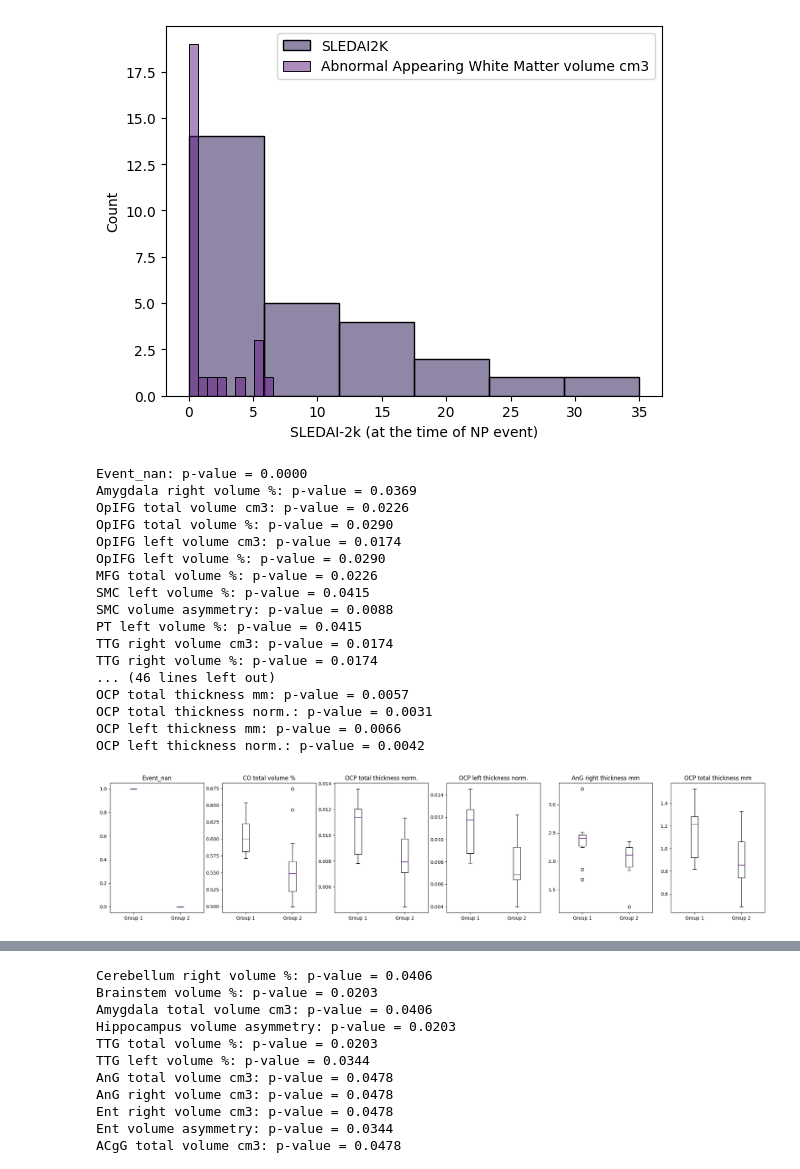
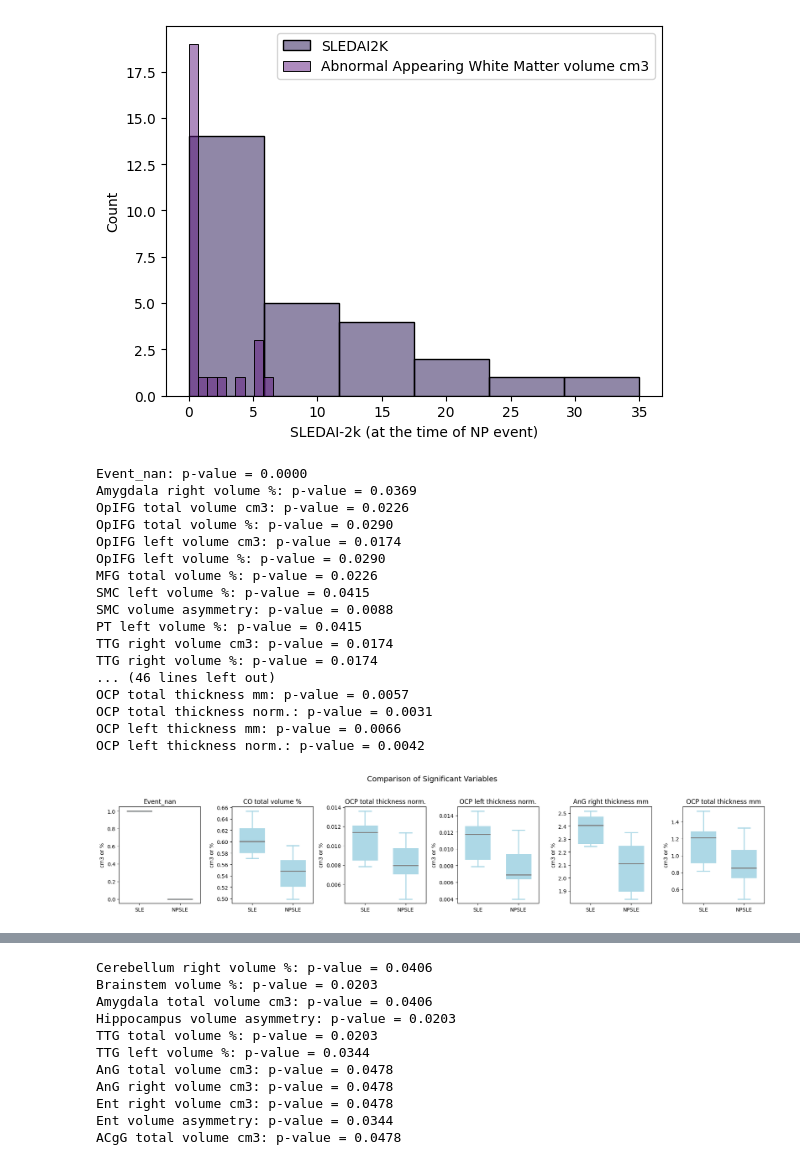
Before and after one commit to Sebarz98/Neuro_Lupus, a Jupyter notebook: code/Stats.ipynb, the cells around one changed output, grey strips where cells are left out. Drawn from its saved outputs; the diff is of its cells as text; code cells hidden in the pictures.

Commit message:
nice plots

```diff
--- a/code/Stats.ipynb
+++ b/code/Stats.ipynb
@@ -475,43 +475,70 @@ significant_vars = []
 p_values = []
 # Fixed the loop condition and added brain region cols
 for col in neuro_scores_cols + [prednisone_col] + antibodies_cols + risk_factors_cols + [sledai_col] + brain_region_cols:
                    pval = ranksums(group1[col], group2[col])[1]
                    if pval < 0.05:
                     significant_vars.append(col)
                     p_values.append(pval)
                     print(f"{col}: p-value = {pval:.4f}")
 # Sort the significant variables by p-value
 sorted_vars = [x for _, x in sorted(zip (p_values, significant_vars))]
-# Plot the five most significant variables
-fig, axs = plt.subplots (1, 6, figsize= (25, 5))
-for i in range (6):
-    col = sorted_vars[i]
-    axs[i].boxplot([group1[col], group2[col]])
-    axs[i].set_xticklabels(['Group 1','Group 2'])
-    axs[i].set_title(col)
-# Save the figure to the results folder as a PNG file
-plt.savefig(f'/Users/Sebastiano/SLE/results/Wilcoxon.png', dpi=300, bbox_inches='tight')
+
+# Create a figure with subplots
+fig, axs = plt.subplots(1, 6, figsize=(18, 4))
+
+# Customize boxplot aesthetics
+boxplot_props = dict(
+    patch_artist=True,
+    boxprops=dict(linewidth=2, edgecolor='lightblue', facecolor='lightblue'),
+    medianprops=dict(linewidth=2, color='gray'),
+    whiskerprops=dict(linewidth=2, color='lightblue'),
+    capprops=dict(linewidth=2, color='lightblue')
+)
+
+# Plot each significant variable with larger boxes and colors
+for i, col in enumerate(sorted_vars[:6]):
+    bp = axs[i].boxplot([group1[col], group2[col]], labels=['SLE', 'NPSLE'], showfliers=False, **boxplot_props, widths=0.6)
+
+    # Set custom colors for the boxes
+    for box in bp['boxes']:
+        box.set(facecolor='lightblue')
+
+    axs[i].set_title(col, fontsize=12)
+    axs[i].set_ylabel("cm3 or %", fontsize=10)
+    axs[i].tick_params(axis='both', which='both', labelsize=10)
+    #axs[i].set_ylim([-5, 100])  # Adjust the y-axis limits as needed
+
+# Add a common title for the entire figure
+fig.suptitle("Comparison of Significant Variables", fontsize=14)
+
+# Adjust the spacing between subplots
+plt.tight_layout(rect=[0, 0.03, 1, 0.95])
+
+# Save the figure with higher resolution
+plt.savefig('/Users/Sebastiano/SLE/results/Wilcoxon.png', dpi=600, bbox_inches='tight')
+
+# Show the modified plot
 plt.show()
 plt.close(fig)
 # %% [output]
 Event_nan: p-value = 0.0000
 Amygdala right volume %: p-value = 0.0369
 OpIFG total volume cm3: p-value = 0.0226
 OpIFG total volume %: p-value = 0.0290
 OpIFG left volume cm3: p-value = 0.0174
 OpIFG left volume %: p-value = 0.0290
 MFG total volume %: p-value = 0.0226
 SMC left volume %: p-value = 0.0415
 SMC volume asymmetry: p-value = 0.0088
 PT left volume %: p-value = 0.0415
 TTG right volume cm3: p-value = 0.0174
 TTG right volume %: p-value = 0.0174
 ... (46 lines left out)
 OCP total thickness mm: p-value = 0.0057
 OCP total thickness norm.: p-value = 0.0031
 OCP left thickness mm: p-value = 0.0066
 OCP left thickness norm.: p-value = 0.0042
-[figure, old version]
+[figure, new version]
 # %%
 import matplotlib.pyplot as plt
 from scipy.stats import ranksums
```
Also changed, not shown: parts of 2 cells of this notebook, 1 other file.
